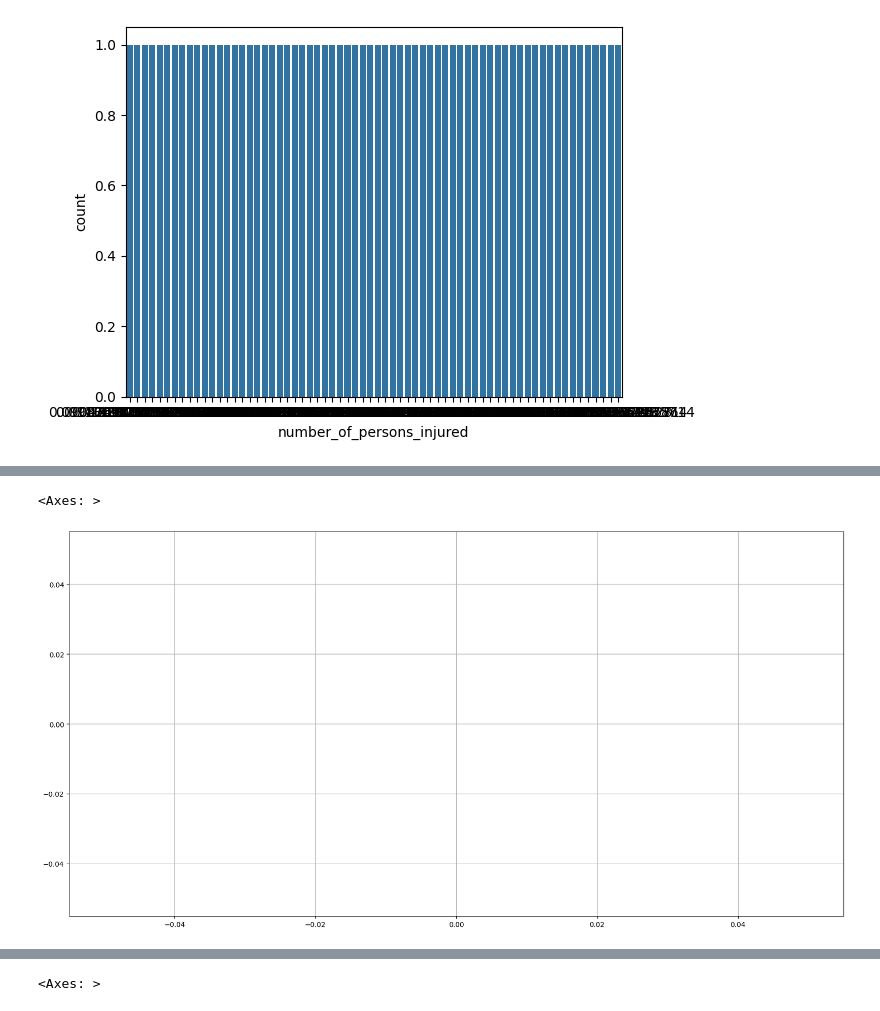
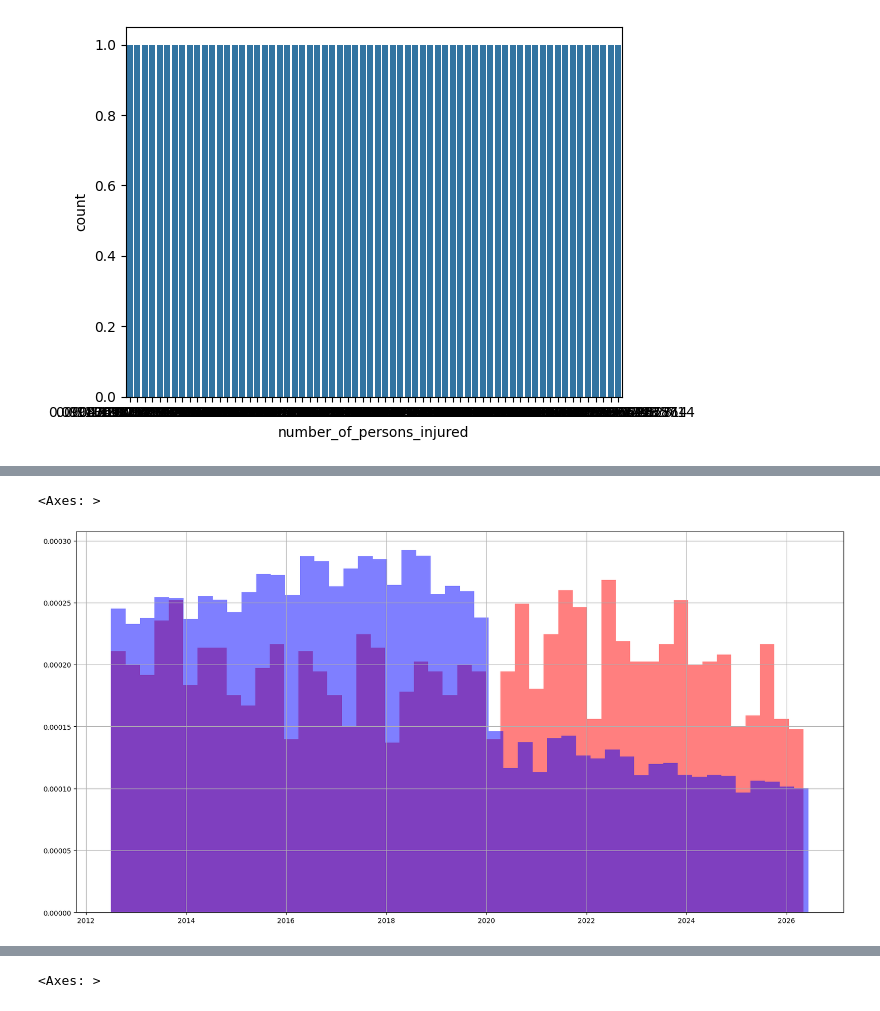
Before and after one commit to CrissCross56/DataScienceNYCProj, a Jupyter notebook: DataScienceProj.ipynb, the cells around one changed output, grey strips where cells are left out. Saved outputs shown, nothing was run; the diff lists cells and outputs as text; code cells hidden in the pictures.

```diff
--- a/DataScienceProj.ipynb
+++ b/DataScienceProj.ipynb
@@ -2,6 +2,6 @@
 import pandas as pd
 import seaborn as sns
 # %%
-url = 'https://data.cityofnewyork.us/api/v3/views/h9gi-nx95/query.json?$limit=5000'
+url = 'https://data.cityofnewyork.us/api/v3/views/h9gi-nx95/query.json?$limit=50000'
 df = pd.read_json(url)
 df
@@ -72,7 +86,7 @@ contributing_factor_vehicle_5               str
 vehicle_type_code_5                         str
 dtype: object
 # %%
-df["crash_date"] = pd.to_datetime(df["crash_date"], format="%m/%d/%Y")
+df["crash_date"] = pd.to_datetime(df["crash_date"])
 # %%
 df['crash_time'] = pd.to_datetime(df['crash_time'], format="%H:%M")
 # %% [markdown]
@@ -161,10 +168,10 @@ caused_injuries = df[ df['injuries'] == True ]
 no_injuries = df[ df['injuries'] == False ]
 # %%
 caused_death['crash_date'].hist(bins=48,figsize=(20,10), density=True,alpha=0.5, color='red')
-no_deaths['crash_date'].hist(bins=48,figsize=(20,10), density=True,alpha=0.5, color='green')
+no_deaths['crash_date'].hist(bins=48,figsize=(20,10), density=True,alpha=0.5, color='blue')
 # %% [output]
 <Axes: >
-[figure, old version]
+[figure, new version]
 # %%
 # caused_death['crash_date'].hist(bins=48,figsize=(20,10), density=True,alpha=0.5, color='red')
 # no_deaths['crash_date'].hist(bins=48,figsize=(20,10), density=True,alpha=0.5, color='green')
```
Also changed, not shown: parts of 7 cells of this notebook.
